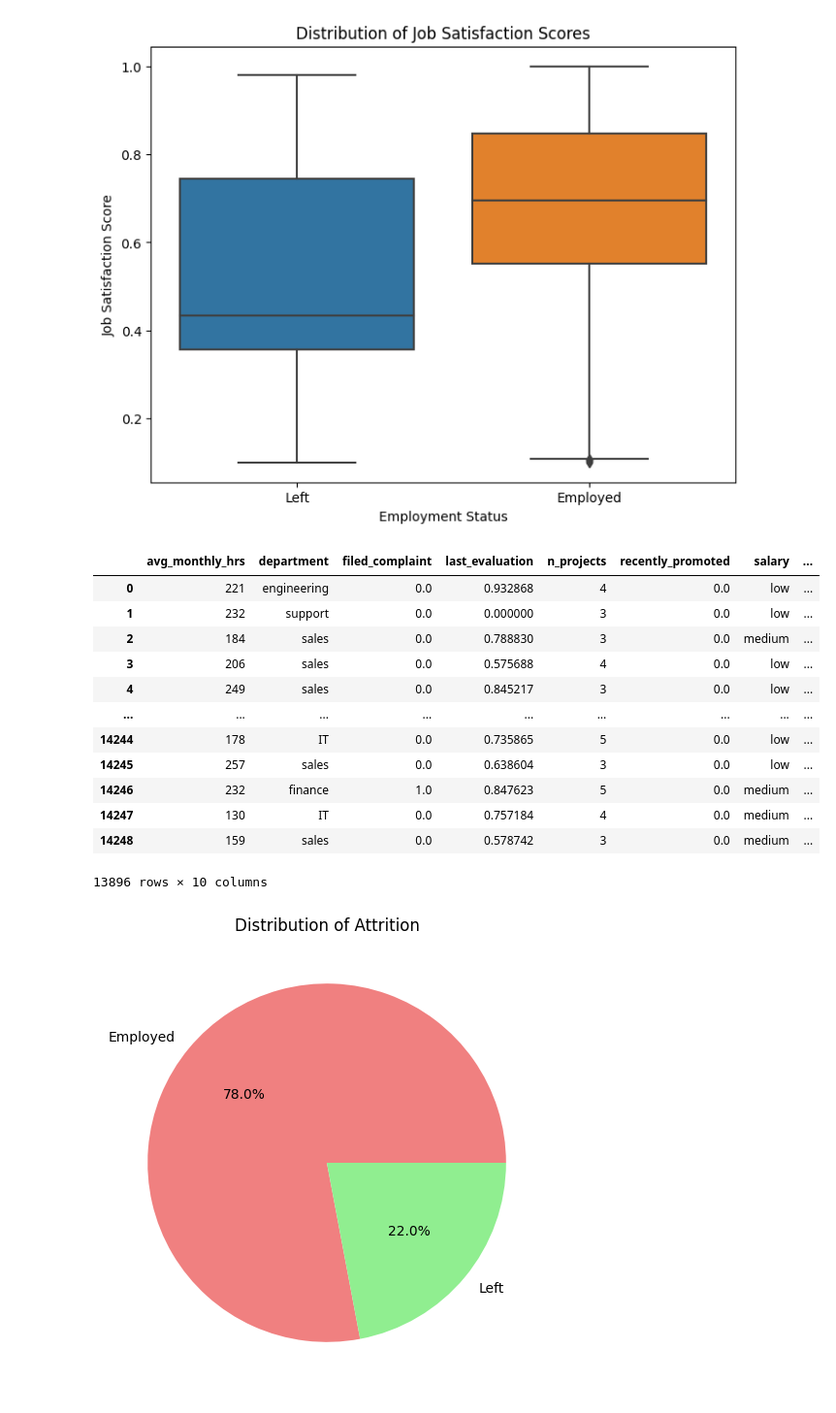
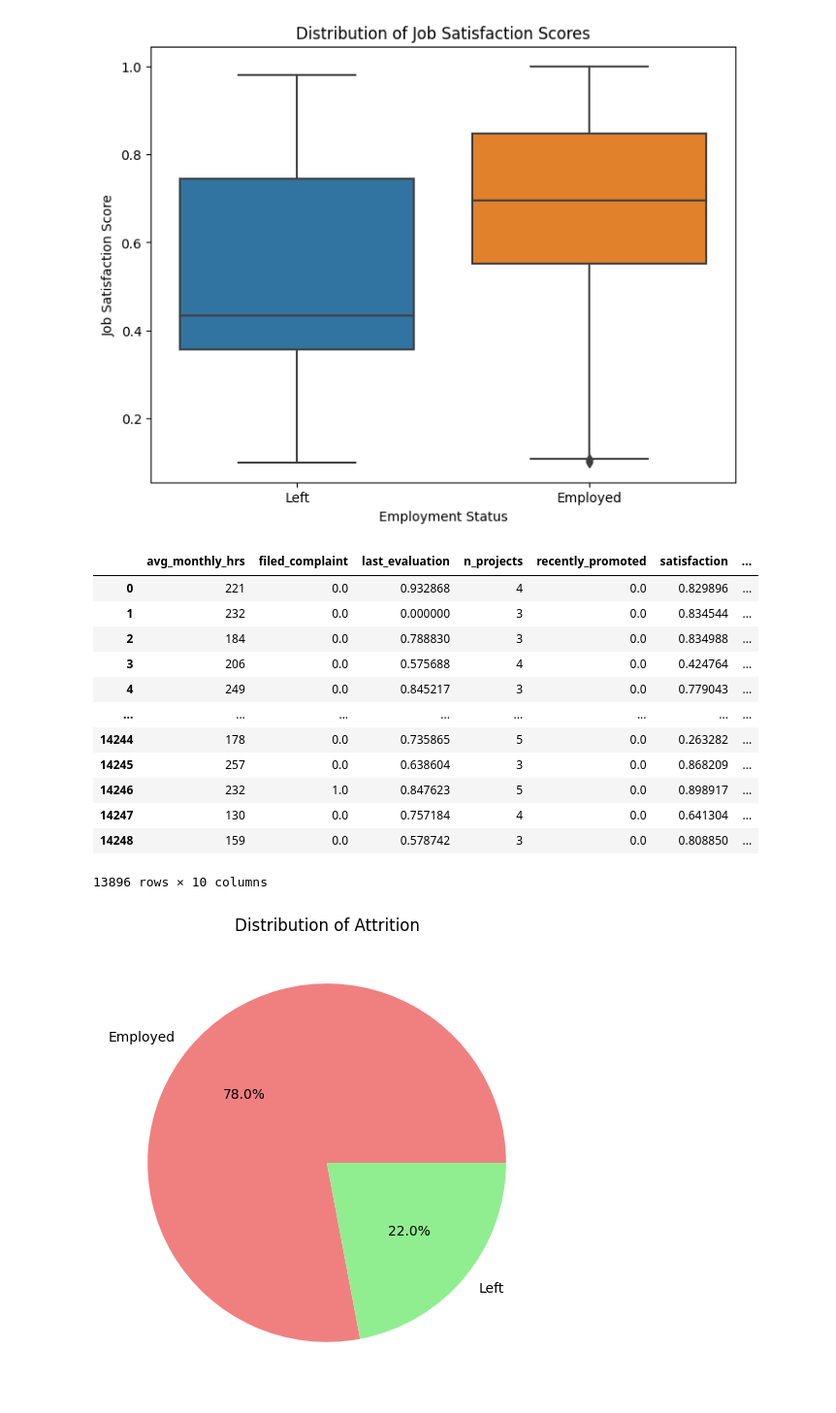
Before and after one commit to swetha2348568/ML_assignments, a Jupyter notebook: 2348568_Lab7.ipynb, the cells around one changed output. Shown at 97% size. Cells and saved outputs as stored; diff of their text form; code cells hidden in the pictures.

```diff
--- a/2348568_Lab7.ipynb
+++ b/2348568_Lab7.ipynb
@@ -113,3 +113,12 @@ satisfaction         0
 status               0
 tenure               0
 dtype: int64
+# %%
+nd=df[['avg_monthly_hrs','filed_complaint','last_evaluation','n_projects','recently_promoted','satisfaction','tenure']]
+cd=df[['salary','status','department']]
+from sklearn.preprocessing import LabelEncoder
+for col in cd.columns:
+  le=LabelEncoder()
+  cd[col]=le.fit_transform(cd[col])
+df1 = pd.concat([nd, cd], axis=1)
+df1
@@ -140,21 +178,21 @@ plt.show()
 [figure]
 # %%
 #removing outliers
-df=df.drop(np.where(df['satisfaction']<=0.1)[0])
-df
+df1=df1.drop(np.where(df['satisfaction']<=0.1)[0])
+df1
 # %% [output]
-|  | avg_monthly_hrs | department | filed_complaint | last_evaluation | n_projects | recently_promoted | salary | ... |
-| 0 | 221 | engineering | 0.0 | 0.932868 | 4 | 0.0 | low | ... |
-| 1 | 232 | support | 0.0 | 0.000000 | 3 | 0.0 | low | ... |
-| 2 | 184 | sales | 0.0 | 0.788830 | 3 | 0.0 | medium | ... |
-| 3 | 206 | sales | 0.0 | 0.575688 | 4 | 0.0 | low | ... |
-| 4 | 249 | sales | 0.0 | 0.845217 | 3 | 0.0 | low | ... |
-| ... | ... | ... | ... | ... | ... | ... | ... | ... |
-| 14244 | 178 | IT | 0.0 | 0.735865 | 5 | 0.0 | low | ... |
-| 14245 | 257 | sales | 0.0 | 0.638604 | 3 | 0.0 | low | ... |
-| 14246 | 232 | finance | 1.0 | 0.847623 | 5 | 0.0 | medium | ... |
-| 14247 | 130 | IT | 0.0 | 0.757184 | 4 | 0.0 | medium | ... |
-| 14248 | 159 | sales | 0.0 | 0.578742 | 3 | 0.0 | medium | ... |
+|  | avg_monthly_hrs | filed_complaint | last_evaluation | n_projects | recently_promoted | satisfaction | ... |
+| 0 | 221 | 0.0 | 0.932868 | 4 | 0.0 | 0.829896 | ... |
+| 1 | 232 | 0.0 | 0.000000 | 3 | 0.0 | 0.834544 | ... |
+| 2 | 184 | 0.0 | 0.788830 | 3 | 0.0 | 0.834988 | ... |
+| 3 | 206 | 0.0 | 0.575688 | 4 | 0.0 | 0.424764 | ... |
+| 4 | 249 | 0.0 | 0.845217 | 3 | 0.0 | 0.779043 | ... |
+| ... | ... | ... | ... | ... | ... | ... | ... |
+| 14244 | 178 | 0.0 | 0.735865 | 5 | 0.0 | 0.263282 | ... |
+| 14245 | 257 | 0.0 | 0.638604 | 3 | 0.0 | 0.868209 | ... |
+| 14246 | 232 | 1.0 | 0.847623 | 5 | 0.0 | 0.898917 | ... |
+| 14247 | 130 | 0.0 | 0.757184 | 4 | 0.0 | 0.641304 | ... |
+| 14248 | 159 | 0.0 | 0.578742 | 3 | 0.0 | 0.808850 | ... |
 13896 rows × 10 columns
 # %%
 # 3. Pie Chart for Attrition
```
Also changed, not shown: parts of 10 cells of this notebook.
